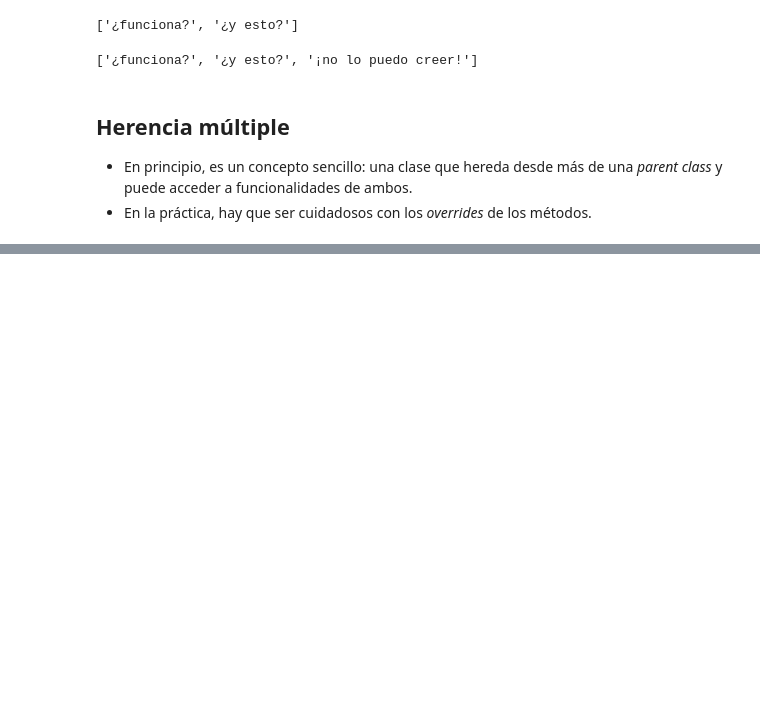
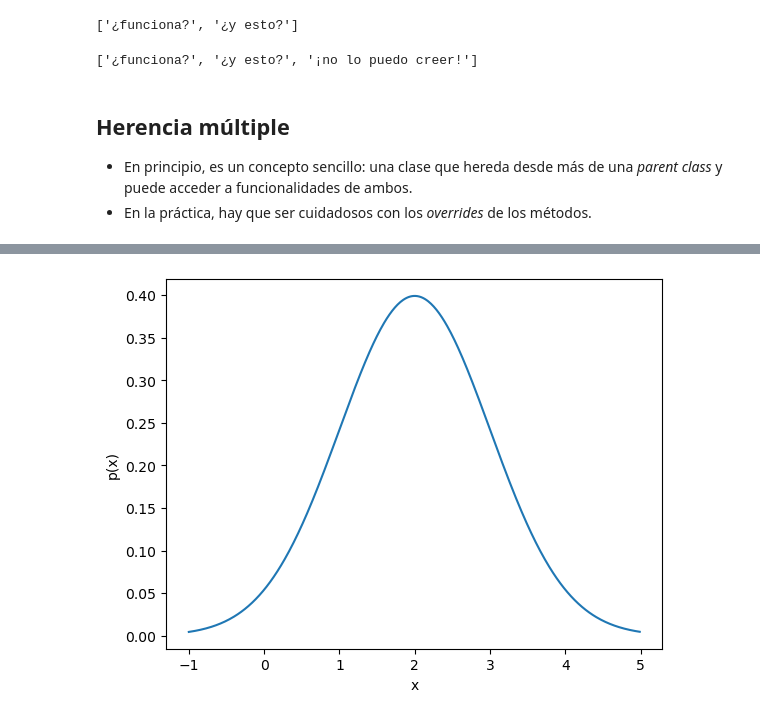
Before and after one commit to ee-unr/programacion-2, a Jupyter notebook: teoria/03_oop/02_herencia.ipynb, the cells around one changed output, grey strips where cells are left out. Saved outputs shown, nothing was run; the diff lists cells and outputs as text; code cells hidden in the pictures; blank space fills up the shorter version.

```diff
--- a/teoria/03_oop/02_herencia.ipynb
+++ b/teoria/03_oop/02_herencia.ipynb
@@ -319,0 +418,24 @@ Poisson(10).plot()
+# %%
+class Normal(Distribucion, Continua):
+    def __init__(self, mu, sigma):
+        self.mu = mu
+        self.sigma = sigma
+
+    def pdf(self, x):
+        a = 1 / (self.sigma * (2 * math.pi) ** 0.5)
+        b = math.exp( - 0.5 * ((x - self.mu) ** 2 / self.sigma ** 2))
+        return a * b
+
+    def muestra(self):
+        return random.normalvariate(mu=self.mu, sigma=self.sigma)
+
+    def plot(self):
+        x_inicio = self.mu - self.sigma * 3
+        x_fin = self.mu + self.sigma * 3
+        x_paso = (x_fin - x_inicio) / 500
+        xs = [x_inicio + x_paso * i for i in range(500)]
+        self._plot(xs)
+
+Normal(2, 1).plot()
+# %% [output]
+[figure, added]
```
Also changed, not shown: parts of 33 cells of this notebook.
